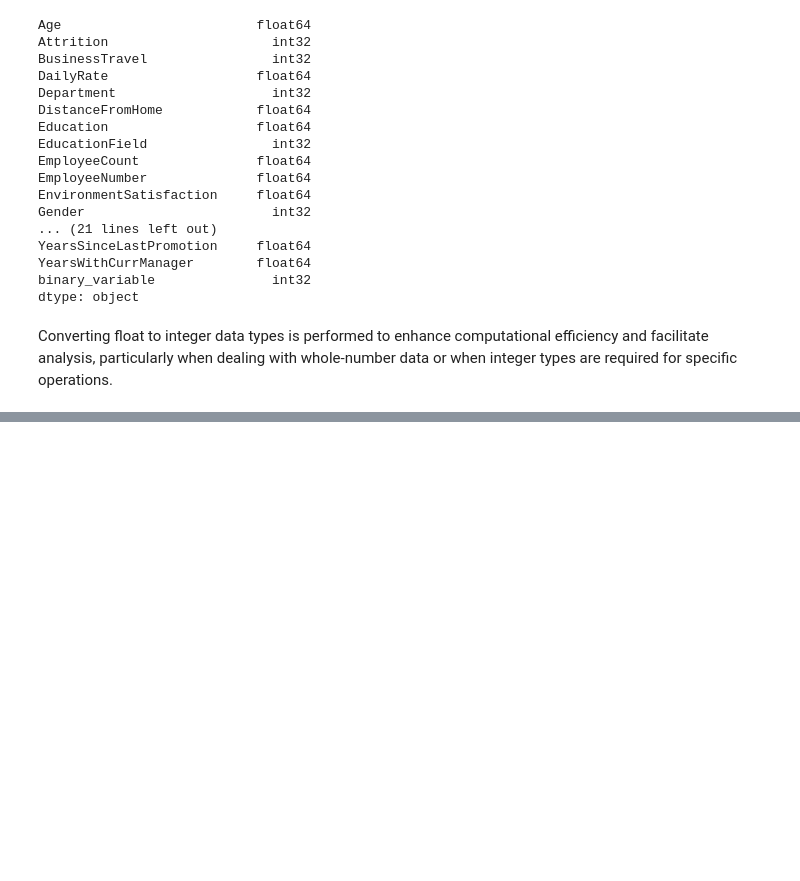
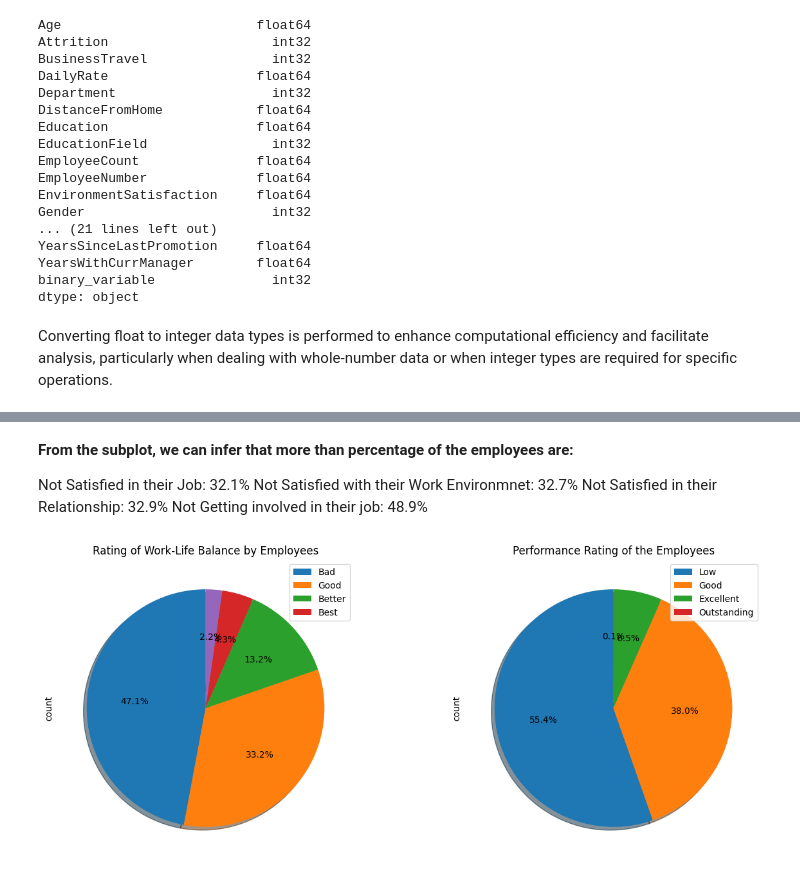
Before and after one commit to sba23416/SBA23416_Data-Preparation-Visualisation_Statistical_Techniques-for-Data-Analytics_Machine-Learning, a Jupyter notebook: HODAN MOHAMED ABDI_SBA23416_Lvl8_CA2.ipynb, the cells around one changed output, grey strips where cells are left out. Saved outputs shown, nothing was run; the diff lists cells and outputs as text; code cells hidden in the pictures; blank space fills up the shorter version.

```diff
--- a/HODAN MOHAMED ABDI_SBA23416_Lvl8_CA2.ipynb
+++ b/HODAN MOHAMED ABDI_SBA23416_Lvl8_CA2.ipynb
@@ -394,0 +547,37 @@ Converting float to integer data types is performed to enhance computational eff
+# %% [markdown]
+**From the subplot, we can infer that more than percentage of the employees are:**
+
+Not Satisfied in their Job: 32.1%
+Not Satisfied with their Work Environmnet: 32.7%
+Not Satisfied in their Relationship: 32.9%
+Not Getting involved in their job: 48.9%
+# %%
+fig2 = plt.figure()
+
+ax5 = fig2.add_subplot(121)
+ax6 = fig2.add_subplot(122)
+
+labels_list1 = 'Bad','Good','Better','Best'
+labels_list2 = 'Low','Good','Excellent','Outstanding'
+
+Employee_Attrition_df['WorkLifeBalance'].astype(str).value_counts().plot(kind='pie',
+                            figsize=(15, 6),
+                            autopct='%1.1f%%',
+                            startangle=90,
+                            shadow=True,
+                            labels=None,ax=ax5) # add to subplot 2
+ax5.set_title ('Rating of Work-Life Balance by Employees')
+ax5.legend(labels=labels_list1,loc='upper right')
+
+Employee_Attrition_df['PerformanceRating'].astype(str).value_counts().plot(kind='pie',
+                            figsize=(15, 6),
+                            autopct='%1.1f%%',
+                            startangle=90,
+                            shadow=True,
+                            labels=None,ax=ax6)
+ax6.set_title('Performance Rating of the Employees')
+ax6.legend(labels=labels_list2,loc='upper right')
+
+plt.show()
+# %% [output]
+[figure, added]
```
Also changed, not shown: parts of 47 cells of this notebook.
